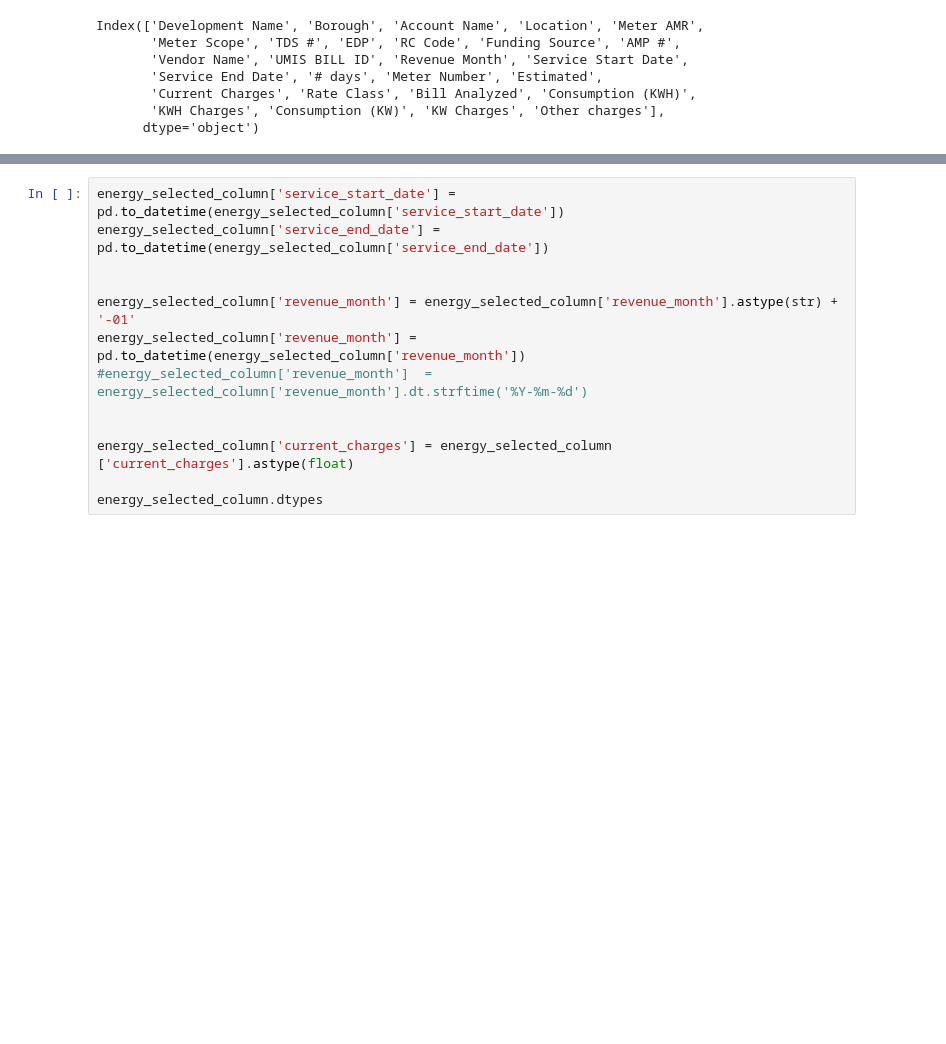
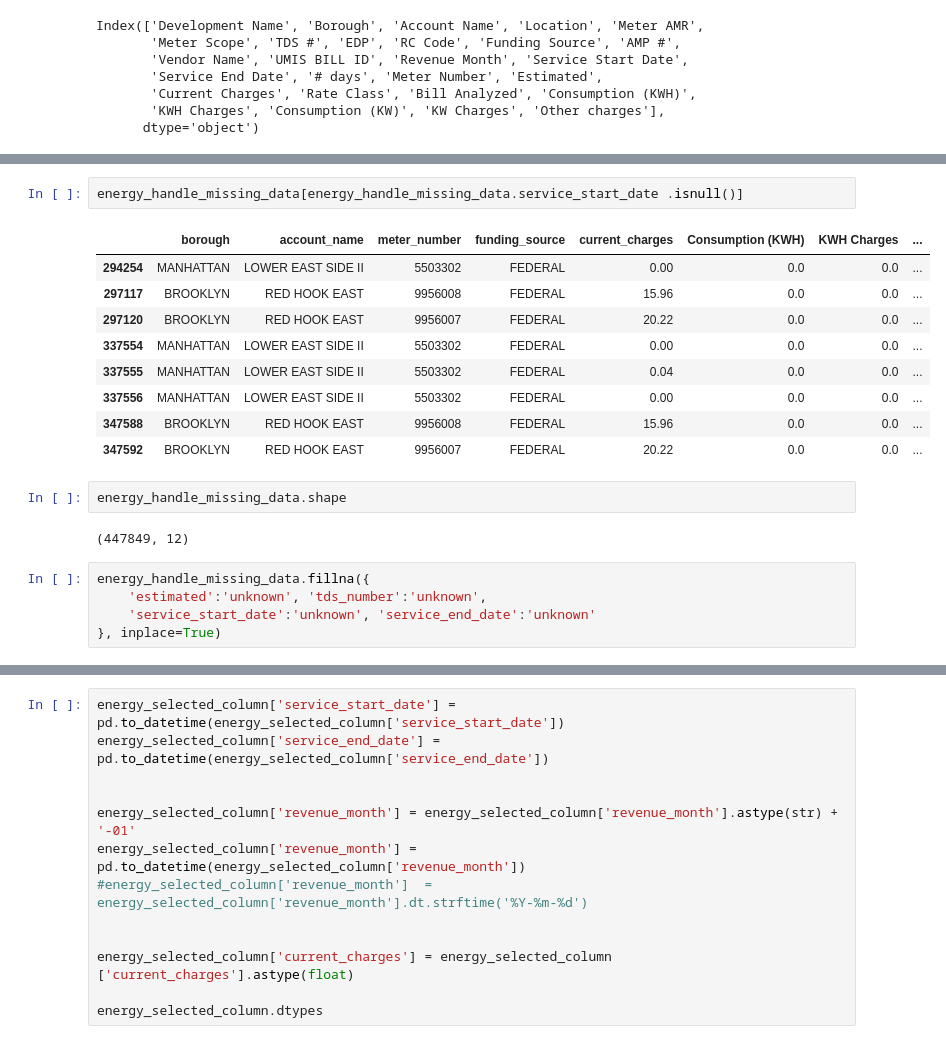
Before and after one commit to HarryBoy127/initial_energy_NewYorkCity, a Jupyter notebook: index.ipynb, the cells around one changed output, grey strips where cells are left out. Saved outputs shown, nothing was run; the diff lists cells and outputs as text; blank space fills up the shorter version.

```diff
--- a/index.ipynb
+++ b/index.ipynb
@@ -76,0 +88,21 @@ energy_selected_column.head()
+# %%
+energy_handle_missing_data[energy_handle_missing_data.service_start_date .isnull()]
+# %% [output]
+|  | borough | account_name | meter_number | funding_source | current_charges | Consumption (KWH) | KWH Charges | ... |
+| 294254 | MANHATTAN | LOWER EAST SIDE II | 5503302 | FEDERAL | 0.00 | 0.0 | 0.0 | ... |
+| 297117 | BROOKLYN | RED HOOK EAST | 9956008 | FEDERAL | 15.96 | 0.0 | 0.0 | ... |
+| 297120 | BROOKLYN | RED HOOK EAST | 9956007 | FEDERAL | 20.22 | 0.0 | 0.0 | ... |
+| 337554 | MANHATTAN | LOWER EAST SIDE II | 5503302 | FEDERAL | 0.00 | 0.0 | 0.0 | ... |
+| 337555 | MANHATTAN | LOWER EAST SIDE II | 5503302 | FEDERAL | 0.04 | 0.0 | 0.0 | ... |
+| 337556 | MANHATTAN | LOWER EAST SIDE II | 5503302 | FEDERAL | 0.00 | 0.0 | 0.0 | ... |
+| 347588 | BROOKLYN | RED HOOK EAST | 9956008 | FEDERAL | 15.96 | 0.0 | 0.0 | ... |
+| 347592 | BROOKLYN | RED HOOK EAST | 9956007 | FEDERAL | 20.22 | 0.0 | 0.0 | ... |
+# %%
+energy_handle_missing_data.shape
+# %% [output]
+(447849, 12)
+# %%
+energy_handle_missing_data.fillna({
+    'estimated':'unknown', 'tds_number':'unknown',
+    'service_start_date':'unknown', 'service_end_date':'unknown'
+}, inplace=True)
```
Also changed, not shown: parts of 17 cells of this notebook, 6 other files.
